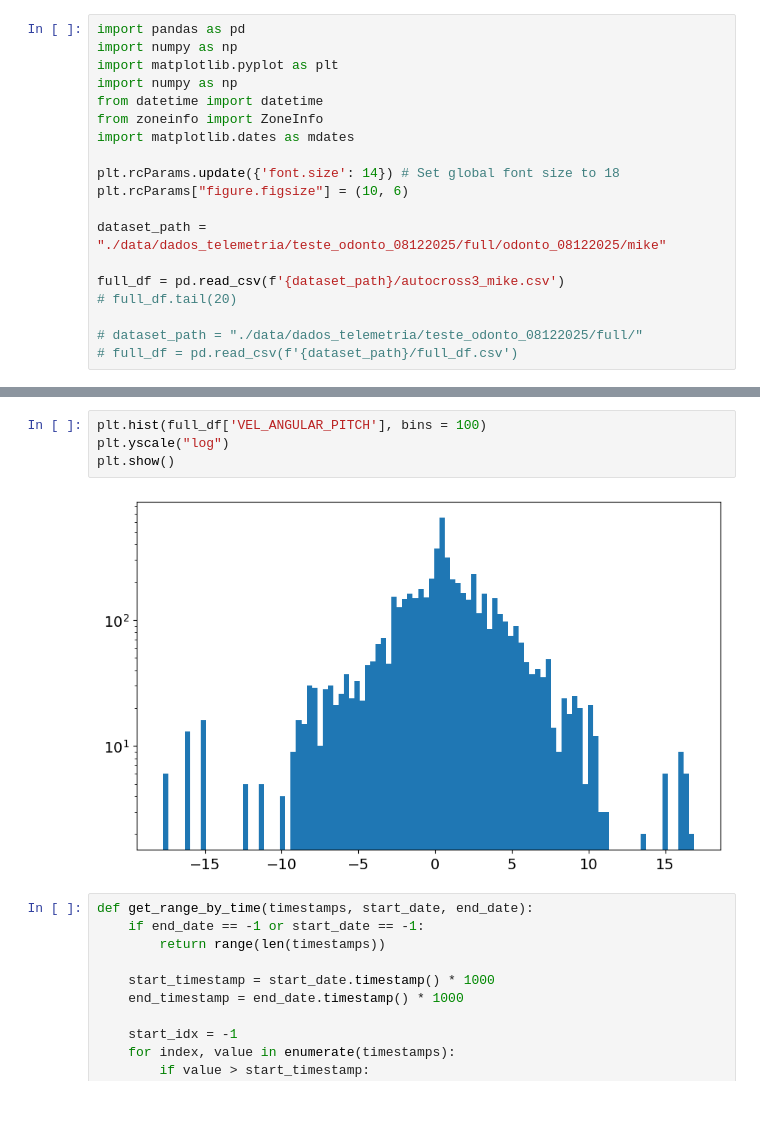
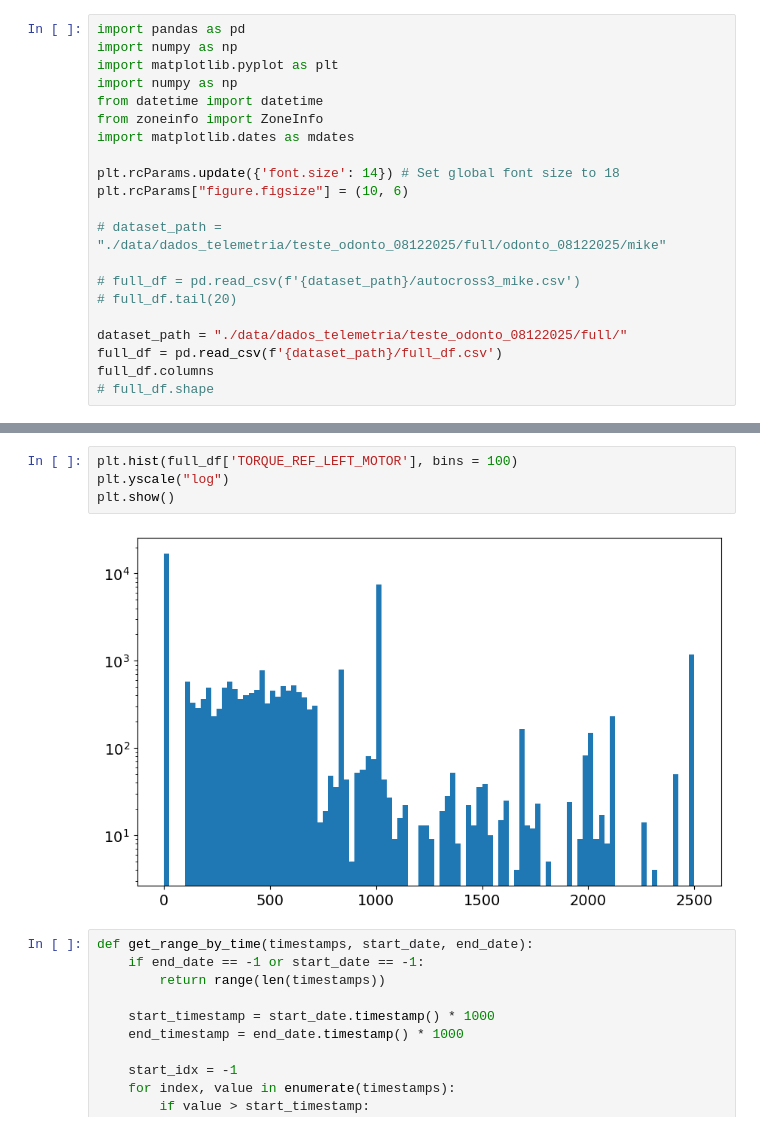
Before and after one commit to Tesla-UFMG/Data-Analysis, a Jupyter notebook: csv_testing.ipynb, the cells around one changed output, grey strips where cells are left out. Cells and saved outputs as stored; diff of their text form.

```diff
--- a/csv_testing.ipynb
+++ b/csv_testing.ipynb
@@ -10,10 +10,12 @@ import matplotlib.dates as mdates
 plt.rcParams.update({'font.size': 14}) # Set global font size to 18
 plt.rcParams["figure.figsize"] = (10, 6)
 
-dataset_path = "./data/dados_telemetria/teste_odonto_08122025/full/odonto_08122025/mike"
+# dataset_path = "./data/dados_telemetria/teste_odonto_08122025/full/odonto_08122025/mike"
 
-full_df = pd.read_csv(f'{dataset_path}/autocross3_mike.csv')
+# full_df = pd.read_csv(f'{dataset_path}/autocross3_mike.csv')
 # full_df.tail(20)
 
-# dataset_path = "./data/dados_telemetria/teste_odonto_08122025/full/"
-# full_df = pd.read_csv(f'{dataset_path}/full_df.csv')
+dataset_path = "./data/dados_telemetria/teste_odonto_08122025/full/"
+full_df = pd.read_csv(f'{dataset_path}/full_df.csv')
+full_df.columns
+# full_df.shape
@@ -20,9 +37,9 @@ full_df = pd.read_csv(f'{dataset_path}/autocross3_mike.csv')
 # %%
-plt.hist(full_df['VEL_ANGULAR_PITCH'], bins = 100)
+plt.hist(full_df['TORQUE_REF_LEFT_MOTOR'], bins = 100)
 plt.yscale("log")
 plt.show()
 # %% [output]
-[figure, old version]
+[figure, new version]
 # %%
 def get_range_by_time(timestamps, start_date, end_date):
     if end_date == -1 or start_date == -1:
```
Also changed, not shown: parts of 1 cell of this notebook, 3 other files.
